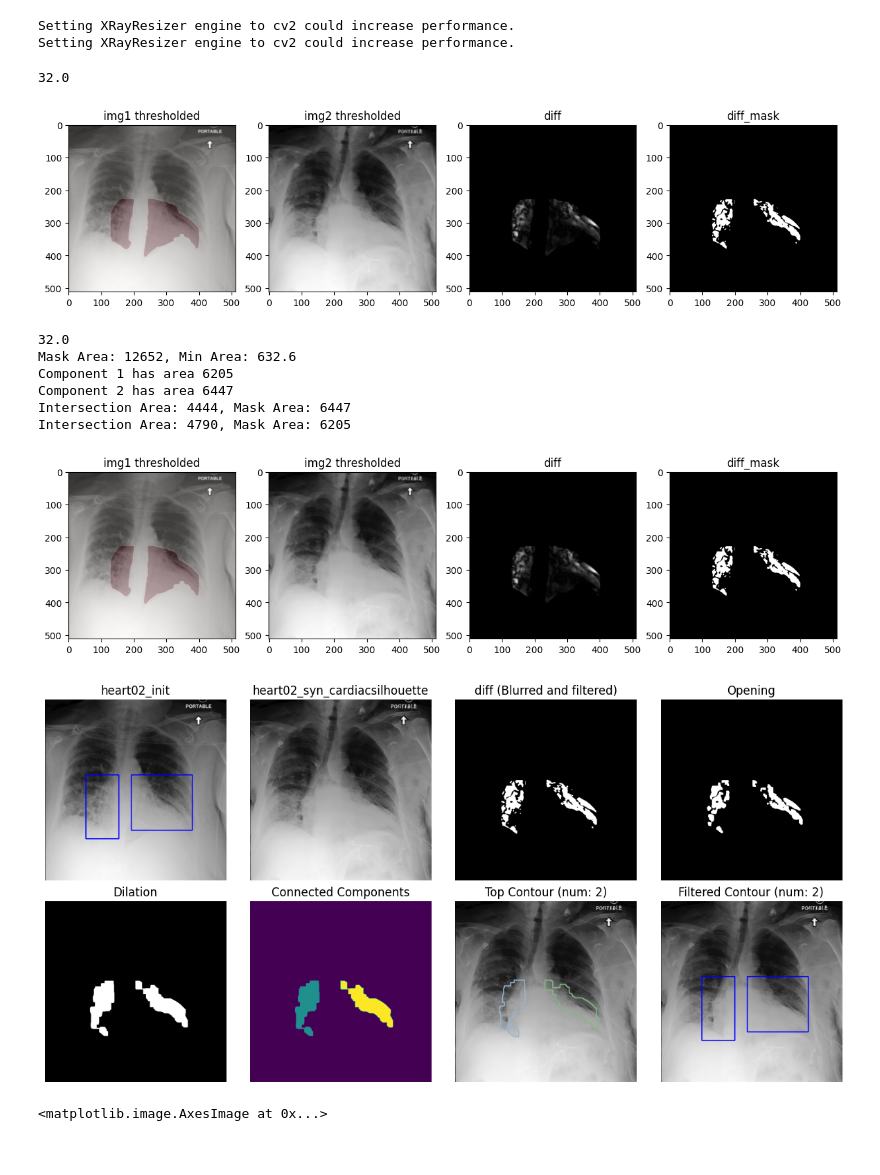
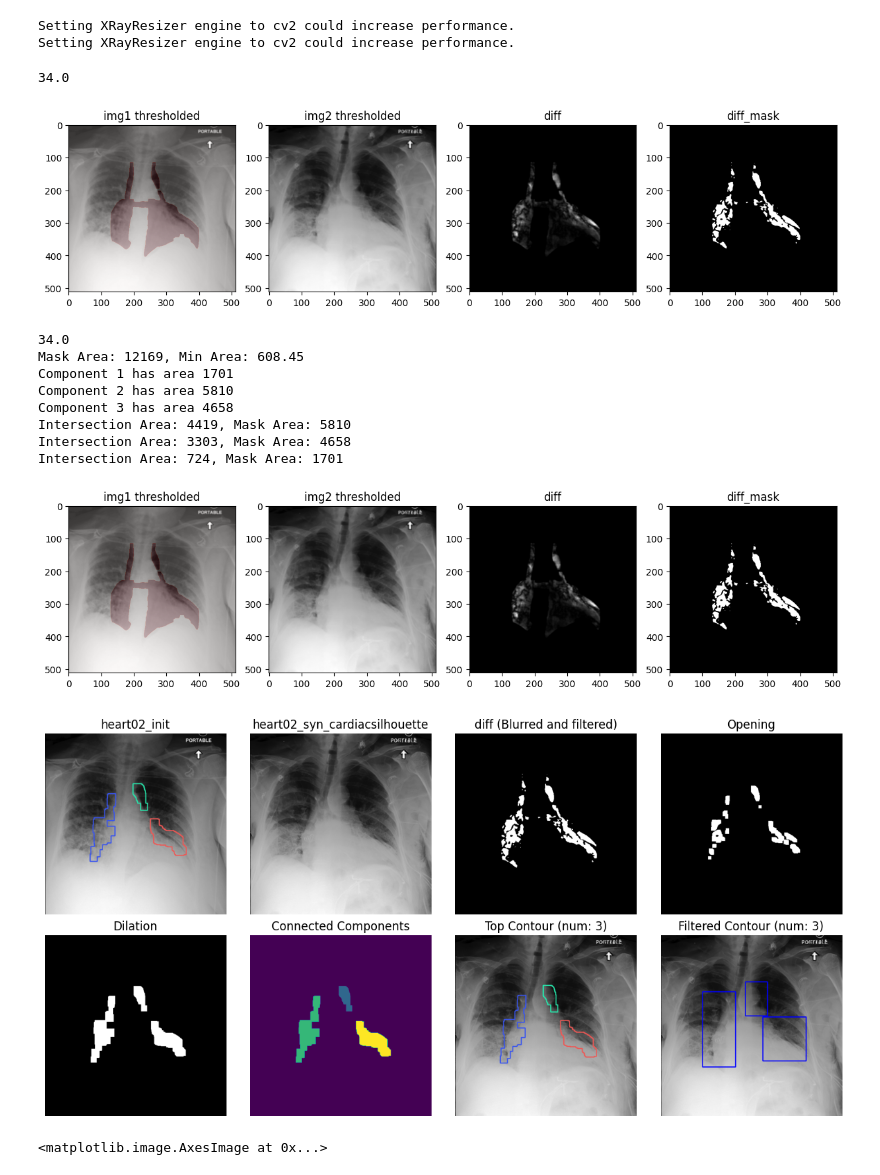
Before and after one commit to zhilinggavin/lung_abnormality_detection, a Jupyter notebook: scripts/rebuttal_heat_cardiacsilhouette.ipynb, the cells around one changed output. Saved outputs shown, nothing was run; the diff lists cells and outputs as text; code cells hidden in the pictures.

Commit message:
add upper facies to the combined mask

```diff
--- a/scripts/rebuttal_heat_cardiacsilhouette.ipynb
+++ b/scripts/rebuttal_heat_cardiacsilhouette.ipynb
@@ -145,6 +147,7 @@ img1 = preprocessing(name1)
 img2 = preprocessing(name2)
 lung_mask1, heart_mask1, add_mask1, add_mask11 = get_lung_heart_mask(img1,model)
 lung_mask2, heart_mask2, add_mask2, add_mask22 = get_lung_heart_mask(img2,model)
+lung_facies = np.bitwise_or(add_mask1, add_mask2)
 
 left_image = np.array(Image.open(name1))
 right_image = np.array(Image.open(name2))
@@ -182,6 +185,11 @@ def get_diff_masks(img1, img2):
     heart_mask = cv2.dilate(heart_mask, kernel, iterations=8)
     combined_mask = np.bitwise_and(combined_mask, heart_mask)
 
+    lung_facies = np.bitwise_xor(add_mask1, add_mask2)
+    lung_facies[:120, :] = 0
+    lung_facies = cv2.dilate(lung_facies, kernel, iterations=2)
+    combined_mask = np.bitwise_or(combined_mask, lung_facies)
+
     # indices = np.where(combined_mask)
     # min_x, min_y = np.min(indices[0]), np.min(indices[1])
     # max_x, max_y = np.max(indices[0]), np.max(indices[1])
@@ -202,9 +210,10 @@ def get_diff_masks(img1, img2):
     # Apply Gaussian Blur to reduce noise
     diff = cv2.GaussianBlur(diff, (5, 5), 0)
     # Apply Otsu's thresholding to get a binary mask
-    # thre2 = int(np.percentile(diff, 95))
+    # thre2 = int(np.percentile(diff, 80))
     # print(thre2)
-    # diff = np.where(diff > thre2, diff-thre2, 0)
+    # thre2 = 70
+    # diff = np.where(diff > thre2, diff, 0)
     a, diff_mask = cv2.threshold(diff, 0, 255, cv2.THRESH_BINARY+cv2.THRESH_OTSU)
     print(a)
 
@@ -220,10 +229,11 @@ def get_diff_masks(img1, img2):
     axes[3].set_title("diff_mask")
     return diff_mask
 img1 = left_image; img2 = right_image
+masks = [lung_mask1, lung_mask2, heart_mask1, heart_mask2, diff_facies]
 get_diff_masks(img1, img2);
 # %% [output]
-32.0
+34.0
-[figure, old version]
+[figure, new version]
 # %%
 # def get_diff_masks(img1, img2):
 #     assert len(img1.shape) == 2 and len(img2.shape) == 2, "Input images must be grayscale"
@@ -282,8 +292,8 @@ def get_fib_mask(orig_img, manip_img, show=False, middle_boxes=None, debug=False
     diff_mask = get_diff_masks(orig_img, manip_img)
     # Step 2: Morphological Opening and Dilation
     kernel = np.ones((3, 3), np.uint8)
-    opening = cv2.morphologyEx(diff_mask, cv2.MORPH_OPEN, kernel, iterations=2)
-    sure_fg = cv2.dilate(opening, kernel, iterations=3)
+    opening = cv2.morphologyEx(diff_mask, cv2.MORPH_OPEN, kernel, iterations=4)
+    sure_fg = cv2.dilate(opening, kernel, iterations=4)
     sure_fg = cv2.morphologyEx(sure_fg, cv2.MORPH_CLOSE, kernel, iterations=4)
 
     # Step 3: Connected Component Analysis
@@ -319,6 +329,10 @@ def get_fib_mask(orig_img, manip_img, show=False, middle_boxes=None, debug=False
     heart_mask = np.bitwise_or(heart_mask1, heart_mask2)
     heart_mask = cv2.dilate(heart_mask, kernel, iterations=8)
     # combined_mask = np.bitwise_and(combined_mask, heart_mask)
+    lung_facies = np.bitwise_xor(add_mask1, add_mask2)
+    lung_facies[:120, :] = 0
+    lung_facies = cv2.dilate(lung_facies, kernel, iterations=2)
+    heart_mask = np.bitwise_or(heart_mask, lung_facies)
 
     output_image1 = cv2.cvtColor(manip_img.copy(), cv2.COLOR_GRAY2BGR)
     for area, mask in top_components:
@@ -327,7 +341,7 @@ def get_fib_mask(orig_img, manip_img, show=False, middle_boxes=None, debug=False
         contours, _ = cv2.findContours(mask, cv2.RETR_EXTERNAL, cv2.CHAIN_APPROX_SIMPLE)
         random_color = (random.randint(0, 255), random.randint(0, 255), random.randint(0, 255))# Draw contours with the random color
         cv2.drawContours(output_image1, contours, -1, random_color, 2)
-        # cv2.drawContours(orig_img, contours, -1, random_color, 2)
+        cv2.drawContours(orig_img, contours, -1, random_color, 2)
 
     for area, mask in top_components:
         # Calculate the intersection of the selected mask with the box
@@ -378,41 +392,43 @@ def get_fib_mask(orig_img, manip_img, show=False, middle_boxes=None, debug=False
         images = [orig_img, manip_img, diff_mask, opening]
         titles = [splitext(load_names1[id])[0], splitext(load_names2[id])[0], 'diff (Blurred and filtered)','Opening']
         for i, (img, title) in enumerate(zip(images, titles)):
             axes[0, i].imshow(img, cmap='gray')
             axes[0, i].set_title(title)
             plt.imsave(join(save_dir, f"{title}.png"), img, cmap='gray')
 
         images2 = [sure_fg, labels_im, output_image1, output_image]
         # titles2 = ['Dilation', 'Connected Components', f'Filtered Contour (num: {len(filter_contours)})', f'Segmentation Mask (num: {len(filter_contours)})']
         titles2 = ['Dilation', 'Connected Components', f'Top Contour (num: {len(top_components)})', f'Filtered Contour (num: {len(filter_contours)})']
         for i, (img, title) in enumerate(zip(images2, titles2)):
             # if i > 2:
             #     img = Image.fromarray(img)
             #     img.save(f"{splitext(load_names2[id])[0]}_box.png")
             axes[1, i].imshow(img, cmap='gray' if i != 1 else None)
             axes[1, i].set_title(title)
             plt.imsave(join(save_dir, f"{title}.png"), img, cmap='gray' if i != 1 else None)
         # axes[1, 2].imshow(diff_heart, cmap='Reds', alpha=0.2)
 
         # axes[1,2].imshow(heart_mask, cmap='Reds', alpha = 0.2)
         for ax in axes.flatten():
             ax.axis('off')
         plt.tight_layout()
         plt.savefig(join(save_dir, f"{splitext(load_names2[id])[0]}_compare.png"))
         plt.show()
     return output_image, segmentation_mask, len(top_components), len(filter_contours)
 
 img1 = left_image; img2 = right_image
 output_image, segmentation_mask, l1, l2 = get_fib_mask(img1, img2, show=True)
 # %% [output]
-32.0
-Mask Area: 12652, Min Area: 632.6
-Component 1 has area 6205
-Component 2 has area 6447
-Intersection Area: 4444, Mask Area: 6447
-Intersection Area: 4790, Mask Area: 6205
+34.0
+Mask Area: 12169, Min Area: 608.45
+Component 1 has area 1701
+Component 2 has area 5810
+Component 3 has area 4658
+Intersection Area: 4419, Mask Area: 5810
+Intersection Area: 3303, Mask Area: 4658
+Intersection Area: 724, Mask Area: 1701
-[figure, old version]
+[figure, new version]
-[figure, old version]
+[figure, new version]
 # %%
 heart_mask = np.bitwise_or(heart_mask1, heart_mask2)
 fig, ax = plt.subplots(1, 4, figsize=(10, 5))
```
Also changed, not shown: parts of 1 cell of this notebook, 11 other files.
